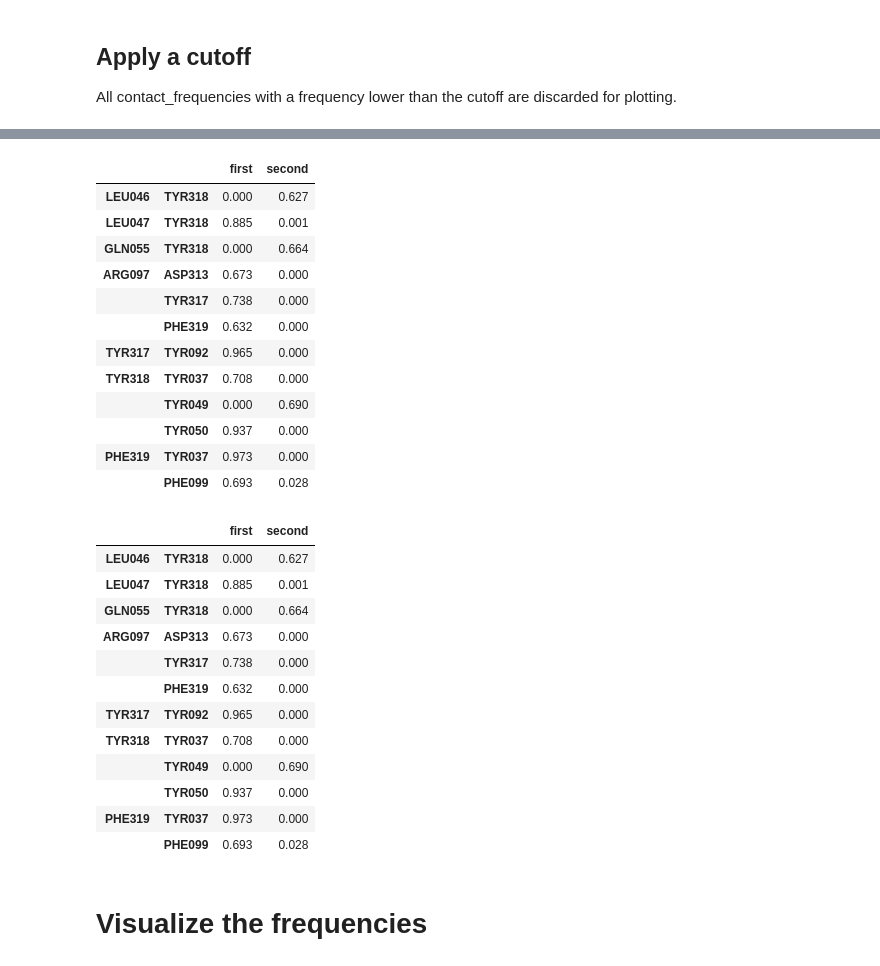
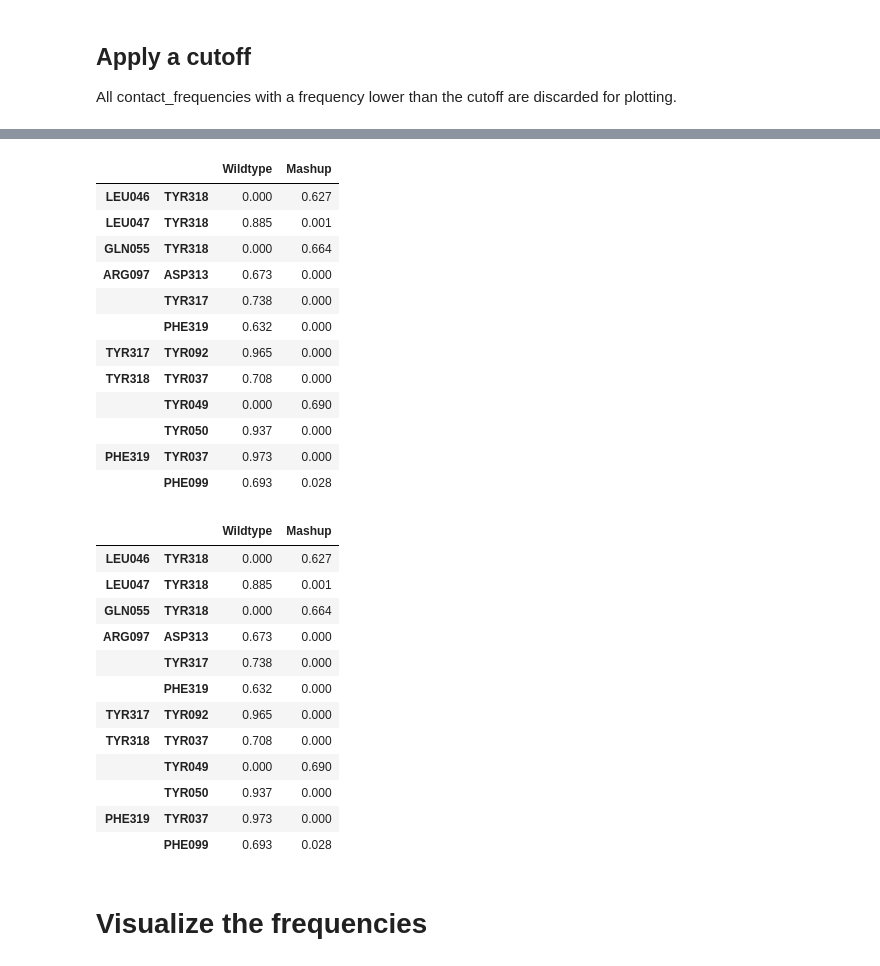
Before and after one commit to liedllab/GetContacts_analysis, a Jupyter notebook: Frequency-Tutorial.ipynb, the cells around one changed output, grey strips where cells are left out. Cells and saved outputs as stored; diff of their text form; code cells hidden in the pictures.

```diff
--- a/Frequency-Tutorial.ipynb
+++ b/Frequency-Tutorial.ipynb
@@ -19,7 +16,7 @@ More information can be found on their github page:
 For the calculation only the interaction type was specified but no selection. The selection will be chosen later on in this script.
 # %%
 all_freq_ab1 = freq.Frequency.from_tsv(
-    filename = '/home/jak/Documents/ba_project/covd21-c8/contacts/wt/freq.tsv',
+    filename = './wt_freq.tsv',
     interaction = 'vdw',
     name = 'Wildtype'
 )
@@ -77,7 +74,7 @@ some_freq_ab1.df.head()
 Everything we have done so far can be repeated for a second datafile.
 # %%
 all_freq_ab2 = freq.Frequency.from_tsv(
-    filename = '/home/jak/Documents/ba_project/covd21-c8/contacts/mu/freq.tsv',
+    filename = './mt_freq.tsv',
     interaction = 'vdw',
     name = 'Mashup'
 )
@@ -104,7 +101,7 @@ Here, all columns except the _contact_frequency_ are set as index and then merge
 df_concat = pd.concat(
     [some_freq_ab1.df.set_index(keys=['res 1', 'number 1', 'res 2', 'number 2']),
     some_freq_ab2.df.set_index(keys=['res 1', 'number 1', 'res 2', 'number 2'])],
-    keys = ['first', 'second']
+    keys = [some_freq_ab1.name, some_freq_ab2.name]
 )
 df_concat
 # %% [output]
@@ -231,6 +228,6 @@ merged_df
 
 All contact_frequencies with a frequency lower than the cutoff are discarded for plotting.
 # %%
-cutoff = 0.6
+CUTOFF = 0.6
 # %%
 #absolute cutoff
@@ -251,9 +248,9 @@ merged_df[(merged_df > cutoff).any(axis=1)]
 |  | PHE099 | 0.693 | 0.028 |
 # %%
 # relative cutoff
-merged_df[abs(merged_df['first']-merged_df['second']) > cutoff]
+merged_df[abs(merged_df[some_freq_ab1.name]-merged_df[some_freq_ab2.name]) > CUTOFF]
 # %% [output]
-|  |  | first | second |
+|  |  | Wildtype | Mashup |
 | LEU046 | TYR318 | 0.000 | 0.627 |
 | LEU047 | TYR318 | 0.885 | 0.001 |
 | GLN055 | TYR318 | 0.000 | 0.664 |
@@ -268,10 +265,10 @@ merged_df[abs(merged_df['first']-merged_df['second']) > cutoff]
 |  | PHE099 | 0.693 | 0.028 |
 # %%
 # relative if more than two systems have been merged
-merged_cut_df = merged_df[merged_df.max(axis=1)-merged_df.min(axis=1) > cutoff]
+merged_cut_df = merged_df[merged_df.max(axis=1)-merged_df.min(axis=1) > CUTOFF]
 merged_cut_df
 # %% [output]
-|  |  | first | second |
+|  |  | Wildtype | Mashup |
 | LEU046 | TYR318 | 0.000 | 0.627 |
 | LEU047 | TYR318 | 0.885 | 0.001 |
 | GLN055 | TYR318 | 0.000 | 0.664 |
```
Also changed, not shown: parts of 13 cells of this notebook, 3 other files.
